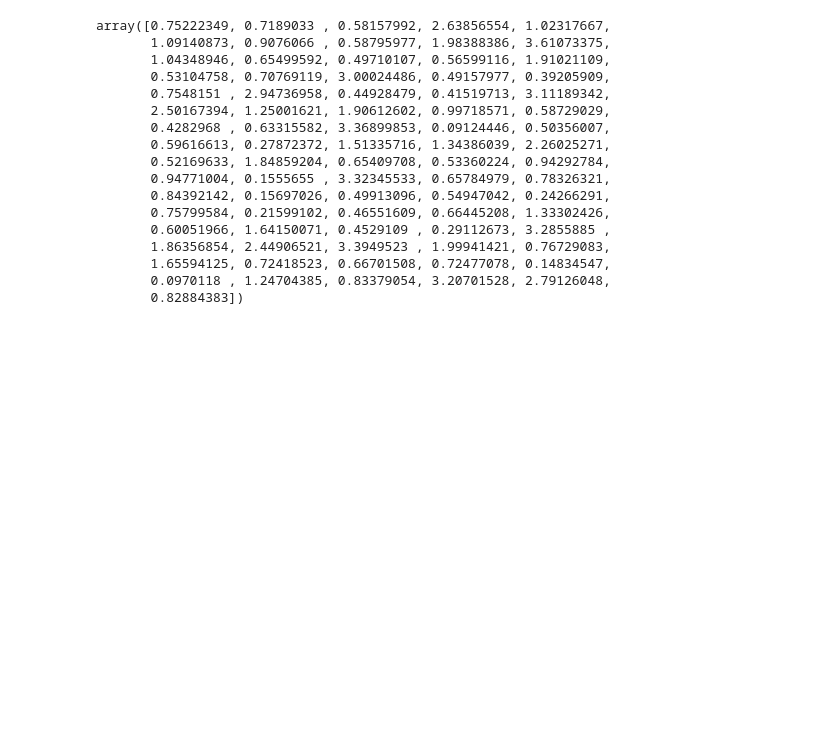
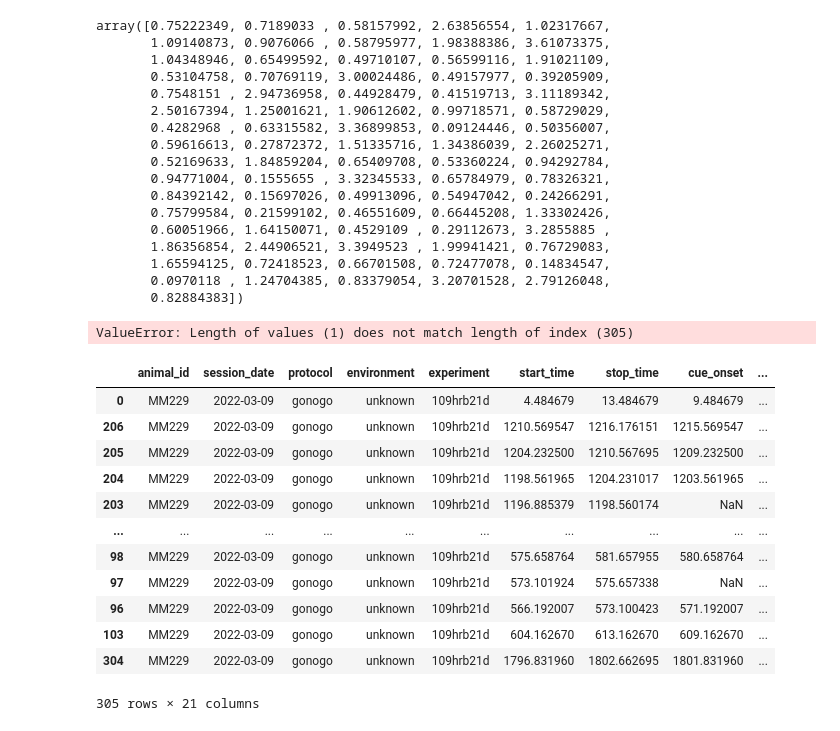
Before and after one commit to DuguidLab/visiomode_analysis, a Jupyter notebook: exploratory/session-api.ipynb, the cells around one changed output. Cells and saved outputs as stored; diff of their text form; code cells hidden in the pictures; blank space fills up the shorter version.

```diff
--- a/exploratory/session-api.ipynb
+++ b/exploratory/session-api.ipynb
@@ -160,3 +162,23 @@ array([0.75222349, 0.7189033 , 0.58157992, 2.63856554, 1.02317667,
        1.65594125, 0.72418523, 0.66701508, 0.72477078, 0.14834547,
        0.0970118 , 1.24704385, 0.83379054, 3.20701528, 2.79126048,
        0.82884383])
+# %%
+df["session_id"] = df.groupby(["animal_id", "session_date"], sort=False)
+# %% [output]
+ValueError: Length of values (1) does not match length of index (305)
+# %%
+df.sort_values("session_date")
+# %% [output]
+|  | animal_id | session_date | protocol | environment | experiment | start_time | stop_time | cue_onset | ... |
+| 0 | MM229 | 2022-03-09 | gonogo | unknown | 109hrb21d | 4.484679 | 13.484679 | 9.484679 | ... |
+| 206 | MM229 | 2022-03-09 | gonogo | unknown | 109hrb21d | 1210.569547 | 1216.176151 | 1215.569547 | ... |
+| 205 | MM229 | 2022-03-09 | gonogo | unknown | 109hrb21d | 1204.232500 | 1210.567695 | 1209.232500 | ... |
+| 204 | MM229 | 2022-03-09 | gonogo | unknown | 109hrb21d | 1198.561965 | 1204.231017 | 1203.561965 | ... |
+| 203 | MM229 | 2022-03-09 | gonogo | unknown | 109hrb21d | 1196.885379 | 1198.560174 | NaN | ... |
+| ... | ... | ... | ... | ... | ... | ... | ... | ... | ... |
+| 98 | MM229 | 2022-03-09 | gonogo | unknown | 109hrb21d | 575.658764 | 581.657955 | 580.658764 | ... |
+| 97 | MM229 | 2022-03-09 | gonogo | unknown | 109hrb21d | 573.101924 | 575.657338 | NaN | ... |
+| 96 | MM229 | 2022-03-09 | gonogo | unknown | 109hrb21d | 566.192007 | 573.100423 | 571.192007 | ... |
+| 103 | MM229 | 2022-03-09 | gonogo | unknown | 109hrb21d | 604.162670 | 613.162670 | 609.162670 | ... |
+| 304 | MM229 | 2022-03-09 | gonogo | unknown | 109hrb21d | 1796.831960 | 1802.662695 | 1801.831960 | ... |
+305 rows × 21 columns
```
Also changed, not shown: parts of 1 cell of this notebook, 1 other file.
